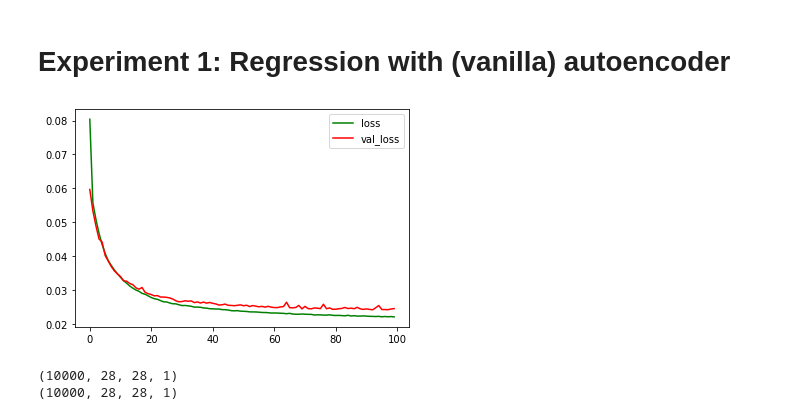
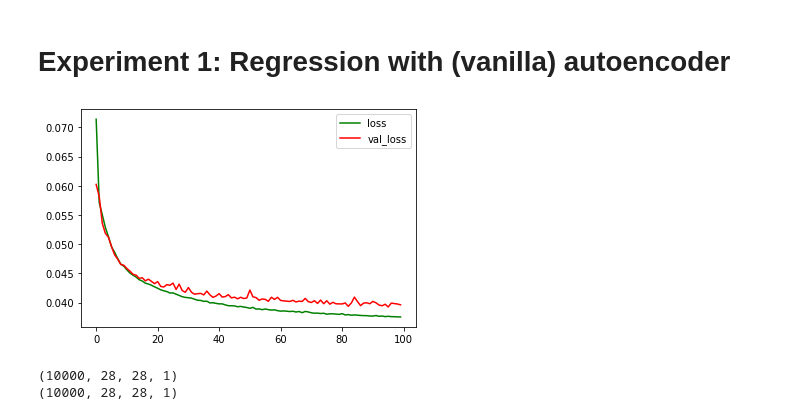
Before and after one commit to rsyamil/dimensionality-reduction-autoencoders, a Jupyter notebook: simple_autoencoder_dual.ipynb, the cells around one changed output. Drawn from its saved outputs; the diff is of its cells as text; code cells hidden in the pictures.

```diff
--- a/simple_autoencoder_dual.ipynb
+++ b/simple_autoencoder_dual.ipynb
@@ -131,12 +131,12 @@ Number of training data points (978, 28, 28, 1)
 # %%
 import autoencoderdual
 
-z_dim = 16
+z_dim = 3
 
 AE = autoencoderdual.Autoencoder(x_train.shape[1], x_train.shape[2], z_dim)
 AE.train_autoencoder2D(x_train_reg, x_train, load = False)
 # %% [output]
-[figure, old version]
+[figure, new version]
 # %%
 #lets get some regression with the trained model
 
```
Also changed, not shown: parts of 16 cells of this notebook, 1 other file.
